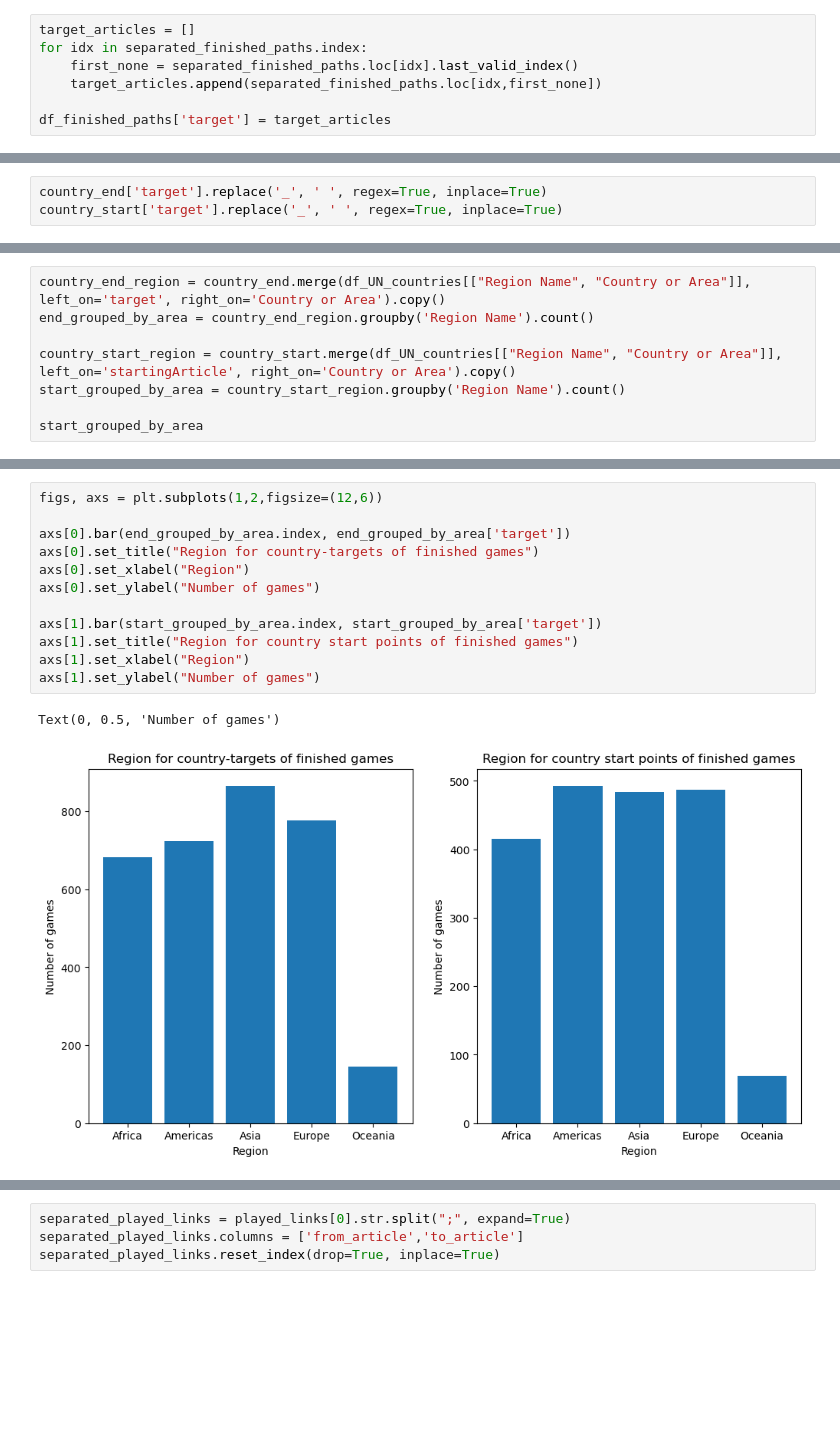
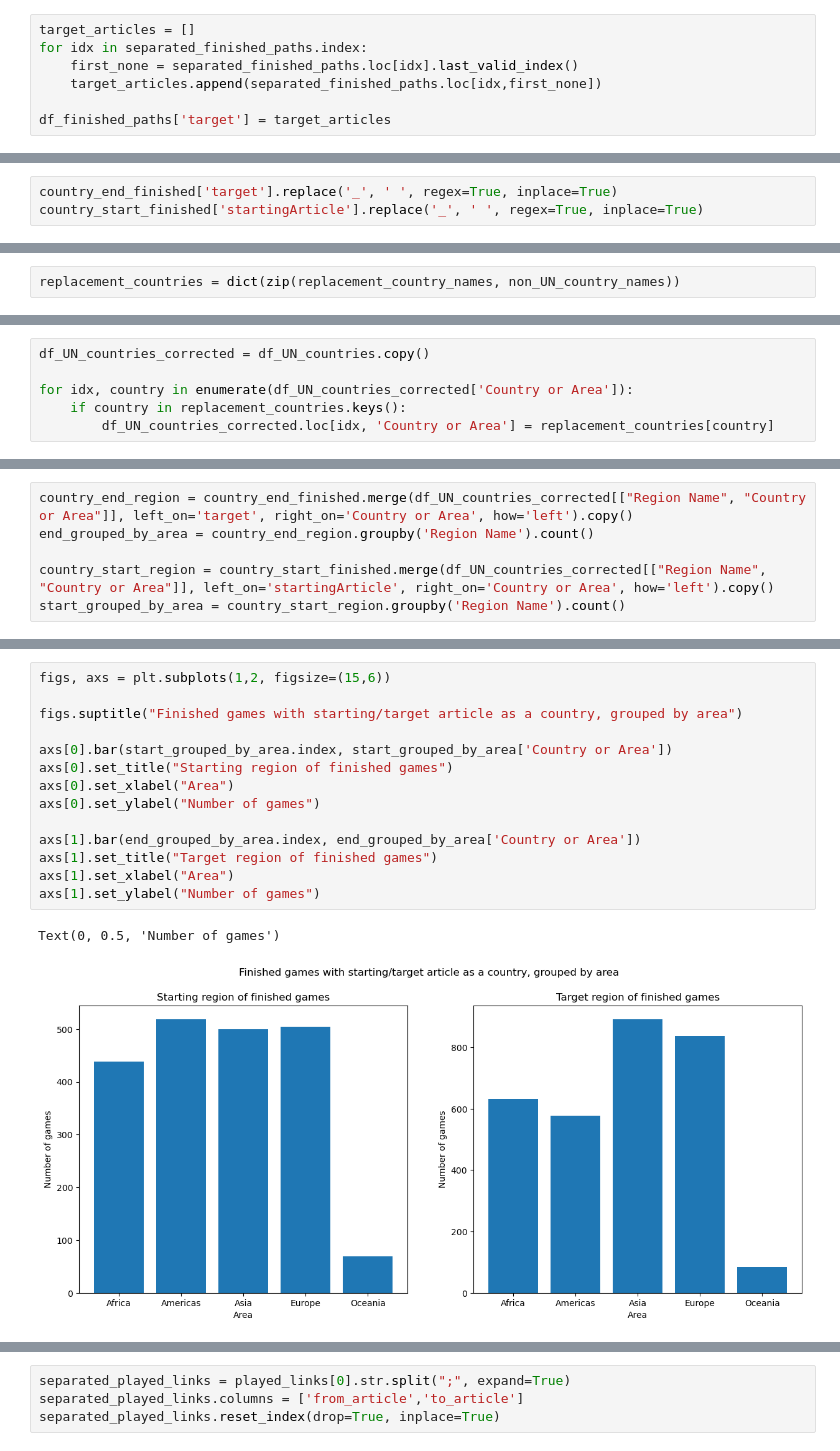
Before and after one commit to epfl-ada/ada-2023-project-jellyfish401, a Jupyter notebook: data_obvservation.ipynb, the cells around one changed output, grey strips where cells are left out. Saved outputs shown, nothing was run; the diff lists cells and outputs as text; blank space fills up the shorter version.

```diff
--- a/data_obvservation.ipynb
+++ b/data_obvservation.ipynb
@@ -153,6 +185,6 @@ print(country_end.shape)
 # %%
-country_end['target'].replace('_', ' ', regex=True, inplace=True)
-country_start['target'].replace('_', ' ', regex=True, inplace=True)
+country_end_finished['target'].replace('_', ' ', regex=True, inplace=True)
+country_start_finished['startingArticle'].replace('_', ' ', regex=True, inplace=True)
 # %% [output]
 A value is trying to be set on a copy of a slice from a DataFrame
 
@@ -164,0 +197,2 @@ See the caveats in the documentation: https://pandas.pydata.org/pandas-docs/stab
+# %%
+replacement_countries = dict(zip(replacement_country_names, non_UN_country_names))
@@ -164,0 +206,6 @@ See the caveats in the documentation: https://pandas.pydata.org/pandas-docs/stab
+# %%
+df_UN_countries_corrected = df_UN_countries.copy()
+
+for idx, country in enumerate(df_UN_countries_corrected['Country or Area']):
+    if country in replacement_countries.keys():
+        df_UN_countries_corrected.loc[idx, 'Country or Area'] = replacement_countries[country]
@@ -165,8 +218,6 @@ See the caveats in the documentation: https://pandas.pydata.org/pandas-docs/stab
 # %%
-country_end_region = country_end.merge(df_UN_countries[["Region Name", "Country or Area"]], left_on='target', right_on='Country or Area').copy()
+country_end_region = country_end_finished.merge(df_UN_countries_corrected[["Region Name", "Country or Area"]], left_on='target', right_on='Country or Area', how='left').copy()
 end_grouped_by_area = country_end_region.groupby('Region Name').count()
 
-country_start_region = country_start.merge(df_UN_countries[["Region Name", "Country or Area"]], left_on='startingArticle', right_on='Country or Area').copy()
+country_start_region = country_start_finished.merge(df_UN_countries_corrected[["Region Name", "Country or Area"]], left_on='startingArticle', right_on='Country or Area', how='left').copy()
 start_grouped_by_area = country_start_region.groupby('Region Name').count()
-
-start_grouped_by_area
@@ -181,15 +235,17 @@ start_grouped_by_area
 # %%
-figs, axs = plt.subplots(1,2,figsize=(12,6))
+figs, axs = plt.subplots(1,2, figsize=(15,6))
 
-axs[0].bar(end_grouped_by_area.index, end_grouped_by_area['target'])
-axs[0].set_title("Region for country-targets of finished games")
-axs[0].set_xlabel("Region")
+figs.suptitle("Finished games with starting/target article as a country, grouped by area")
+
+axs[0].bar(start_grouped_by_area.index, start_grouped_by_area['Country or Area'])
+axs[0].set_title("Starting region of finished games")
+axs[0].set_xlabel("Area")
 axs[0].set_ylabel("Number of games")
 
-axs[1].bar(start_grouped_by_area.index, start_grouped_by_area['target'])
-axs[1].set_title("Region for country start points of finished games")
-axs[1].set_xlabel("Region")
+axs[1].bar(end_grouped_by_area.index, end_grouped_by_area['Country or Area'])
+axs[1].set_title("Target region of finished games")
+axs[1].set_xlabel("Area")
 axs[1].set_ylabel("Number of games")
 # %% [output]
 Text(0, 0.5, 'Number of games')
-[figure, old version]
+[figure, new version]
```
Also changed, not shown: parts of 14 cells of this notebook, 2 other files.
